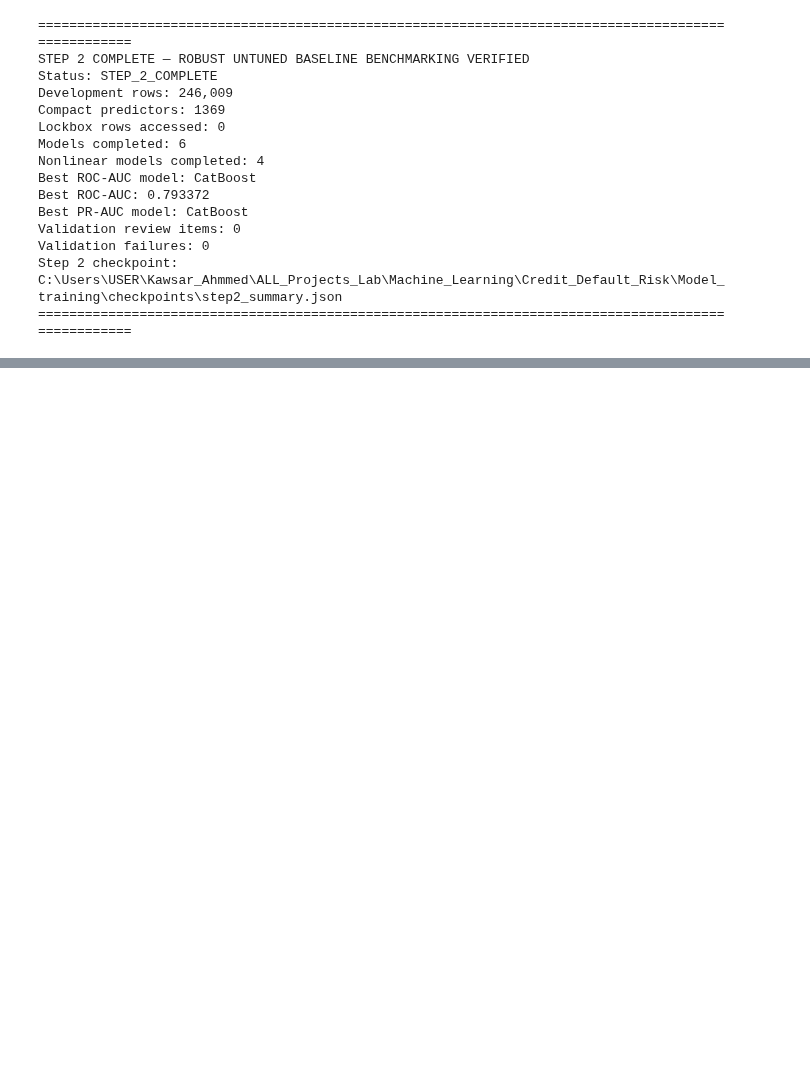
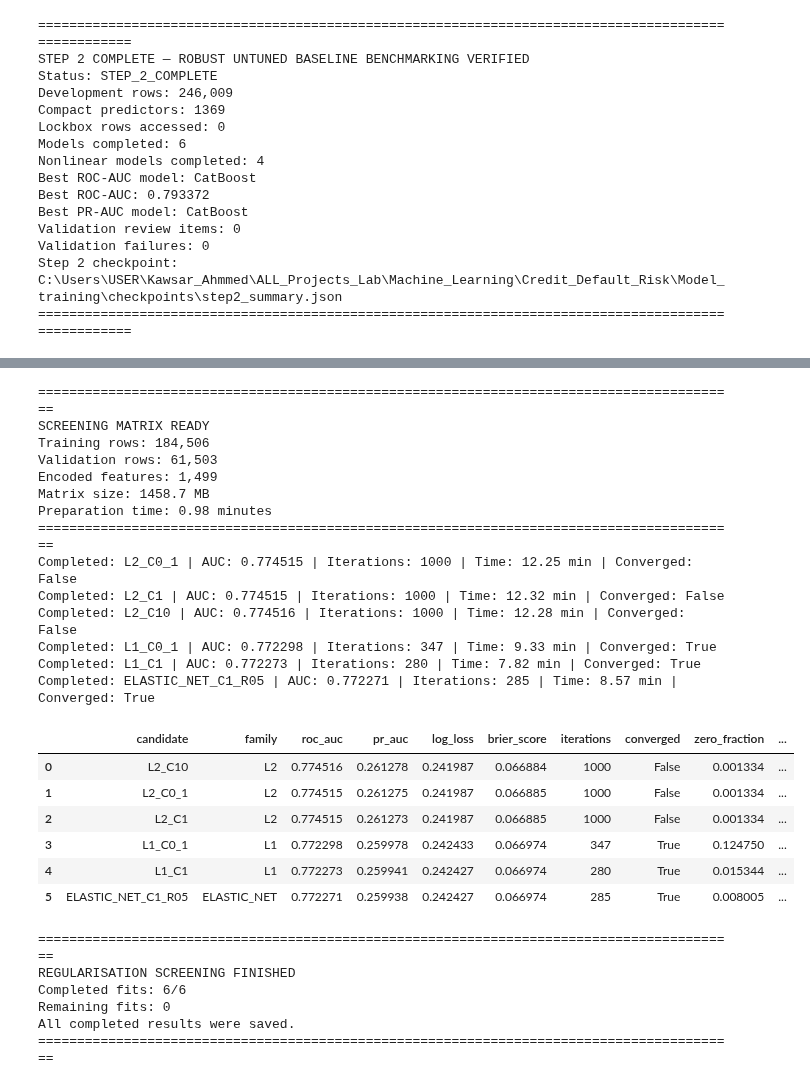
Before and after one commit to kawsar07ahmmed0712-rgb/Credit_Default_Risk, a Jupyter notebook: Notebook/4_model_development_and_validation.ipynb, the cells around one changed output, grey strips where cells are left out. Drawn from its saved outputs; the diff is of its cells as text; code cells hidden in the pictures; blank space fills up the shorter version.

Commit message:
Model Training - Step 3 — Linear Classification Research

```diff
--- a/Notebook/4_model_development_and_validation.ipynb
+++ b/Notebook/4_model_development_and_validation.ipynb
@@ -4137,0 +4507,75 @@ Step 2 checkpoint: C:\Users\USER\Kawsar_Ahmmed\ALL_Projects_Lab\Machine_Learning
+# %%
+screening_fold = prepare_linear_fold(0)
+screening_manifest = screening_fold[-1]
+
+print("=" * 90)
+print("SCREENING MATRIX READY")
+print(f"Training rows: {screening_manifest['training_rows']:,}")
+print(f"Validation rows: {screening_manifest['validation_rows']:,}")
+print(f"Encoded features: {screening_manifest['encoded_features']:,}")
+print(f"Matrix size: {screening_manifest['matrix_size_mb']:.1f} MB")
+print(f"Preparation time: {screening_manifest['preparation_seconds'] / 60:.2f} minutes")
+print("=" * 90)
+
+for candidate_name in linear_candidates:
+    metrics_path = linear_runs_dir / candidate_name / "fold_0" / "metrics.json"
+
+    if metrics_path.exists():
+        print(f"Skipped completed fit: {candidate_name}")
+        continue
+
+    result = fit_linear_candidate(candidate_name, 0, screening_fold)
+    print(f"Completed: {candidate_name} | AUC: {result['roc_auc']:.6f} | Iterations: {result['iterations']} | Time: {result['fit_seconds'] / 60:.2f} min | Converged: {result['converged']}")
+
+del screening_fold
+gc.collect()
+
+screening_records = []
+
+for candidate_name in linear_candidates:
+    metrics_path = linear_runs_dir / candidate_name / "fold_0" / "metrics.json"
+
+    if metrics_path.exists():
+        with open(metrics_path, "r", encoding="utf-8") as file:
+            screening_records.append(json.load(file))
+
+screening_status = pd.DataFrame(screening_records).sort_values("roc_auc", ascending=False).reset_index(drop=True)
+remaining_fits = len(linear_candidates) - len(screening_status)
+
+if not screening_status.empty:
+    display(screening_status[["candidate", "family", "roc_auc", "pr_auc", "log_loss", "brier_score", "iterations", "converged", "zero_fraction", "fit_seconds"]])
+
+print("=" * 90)
+print("REGULARISATION SCREENING FINISHED")
+print(f"Completed fits: {len(screening_status)}/{len(linear_candidates)}")
+print(f"Remaining fits: {remaining_fits}")
+print("All completed results were saved.")
+print("=" * 90)
+# %% [output]
+==========================================================================================
+SCREENING MATRIX READY
+Training rows: 184,506
+Validation rows: 61,503
+Encoded features: 1,499
+Matrix size: 1458.7 MB
+Preparation time: 0.98 minutes
+==========================================================================================
+Completed: L2_C0_1 | AUC: 0.774515 | Iterations: 1000 | Time: 12.25 min | Converged: False
+Completed: L2_C1 | AUC: 0.774515 | Iterations: 1000 | Time: 12.32 min | Converged: False
+Completed: L2_C10 | AUC: 0.774516 | Iterations: 1000 | Time: 12.28 min | Converged: False
+Completed: L1_C0_1 | AUC: 0.772298 | Iterations: 347 | Time: 9.33 min | Converged: True
+Completed: L1_C1 | AUC: 0.772273 | Iterations: 280 | Time: 7.82 min | Converged: True
+Completed: ELASTIC_NET_C1_R05 | AUC: 0.772271 | Iterations: 285 | Time: 8.57 min | Converged: True
+|  | candidate | family | roc_auc | pr_auc | log_loss | brier_score | iterations | converged | zero_fraction | ... |
+| 0 | L2_C10 | L2 | 0.774516 | 0.261278 | 0.241987 | 0.066884 | 1000 | False | 0.001334 | ... |
+| 1 | L2_C0_1 | L2 | 0.774515 | 0.261275 | 0.241987 | 0.066885 | 1000 | False | 0.001334 | ... |
+| 2 | L2_C1 | L2 | 0.774515 | 0.261273 | 0.241987 | 0.066885 | 1000 | False | 0.001334 | ... |
+| 3 | L1_C0_1 | L1 | 0.772298 | 0.259978 | 0.242433 | 0.066974 | 347 | True | 0.124750 | ... |
+| 4 | L1_C1 | L1 | 0.772273 | 0.259941 | 0.242427 | 0.066974 | 280 | True | 0.015344 | ... |
+| 5 | ELASTIC_NET_C1_R05 | ELASTIC_NET | 0.772271 | 0.259938 | 0.242427 | 0.066974 | 285 | True | 0.008005 | ... |
+==========================================================================================
+REGULARISATION SCREENING FINISHED
+Completed fits: 6/6
+Remaining fits: 0
+All completed results were saved.
+==========================================================================================
```
Also changed, not shown: parts of 14 cells of this notebook.
